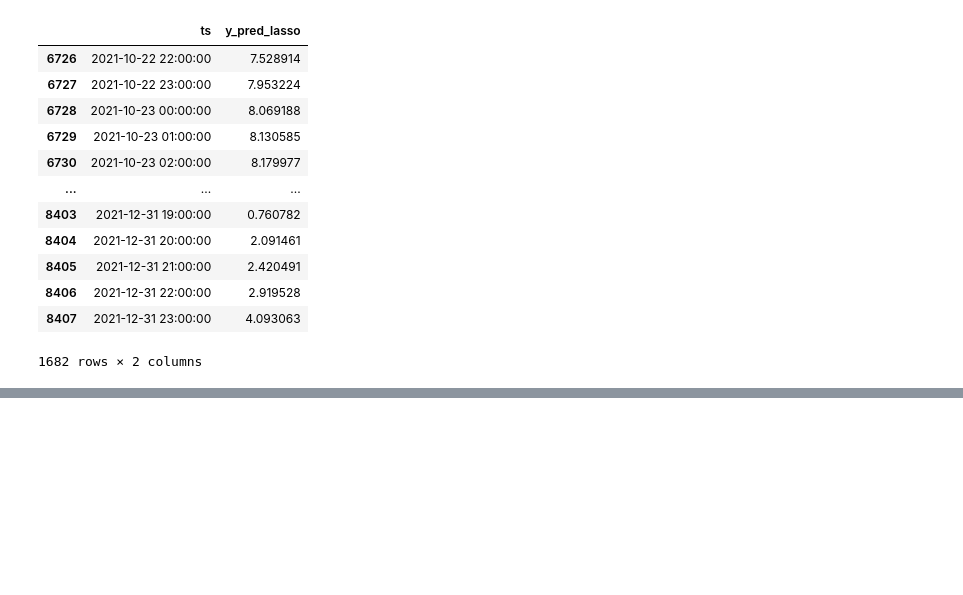
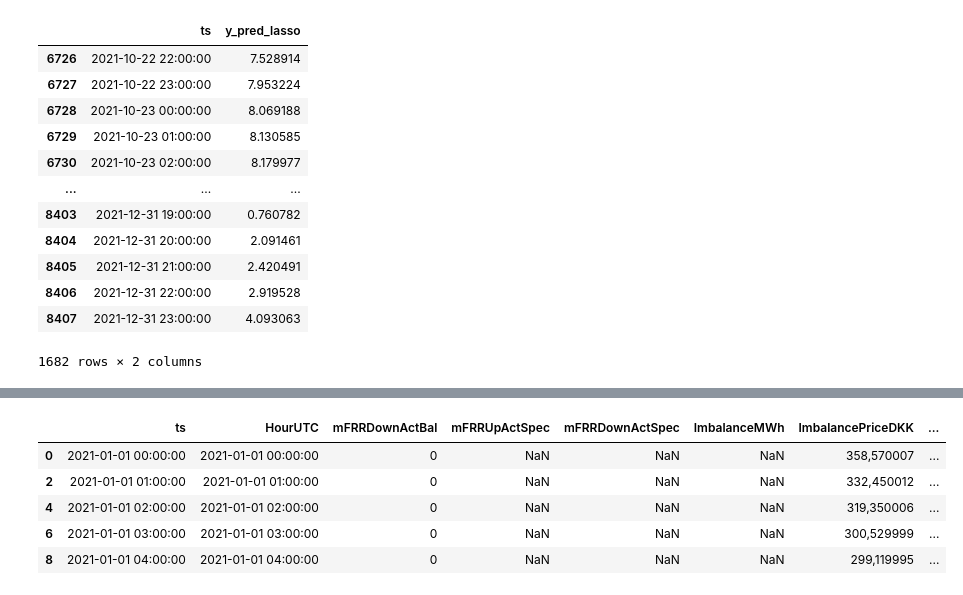
Before and after one commit to Max-f123/Machine_Learning_in_Energy_Systems, a Jupyter notebook: Test 21.ipynb, the cells around one changed output, grey strips where cells are left out. Drawn from its saved outputs; the diff is of its cells as text; code cells hidden in the pictures; blank space fills up the shorter version.

```diff
--- a/Test 21.ipynb
+++ b/Test 21.ipynb
@@ -1314,0 +1352,9 @@ ValueError: Cannot merge a Series without a name
+# %%
+energinet.head()
+# %% [output]
+|  | ts | HourUTC | mFRRDownActBal | mFRRUpActSpec | mFRRDownActSpec | ImbalanceMWh | ImbalancePriceDKK | ... |
+| 0 | 2021-01-01 00:00:00 | 2021-01-01 00:00:00 | 0 | NaN | NaN | NaN | 358,570007 | ... |
+| 2 | 2021-01-01 01:00:00 | 2021-01-01 01:00:00 | 0 | NaN | NaN | NaN | 332,450012 | ... |
+| 4 | 2021-01-01 02:00:00 | 2021-01-01 02:00:00 | 0 | NaN | NaN | NaN | 319,350006 | ... |
+| 6 | 2021-01-01 03:00:00 | 2021-01-01 03:00:00 | 0 | NaN | NaN | NaN | 300,529999 | ... |
+| 8 | 2021-01-01 04:00:00 | 2021-01-01 04:00:00 | 0 | NaN | NaN | NaN | 299,119995 | ... |
```
Also changed, not shown: parts of 11 cells of this notebook.
